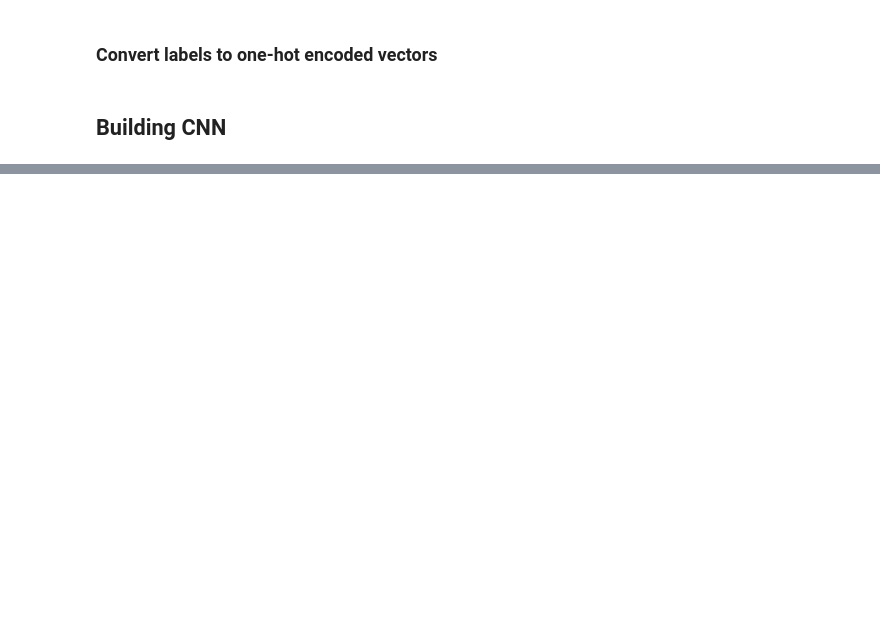
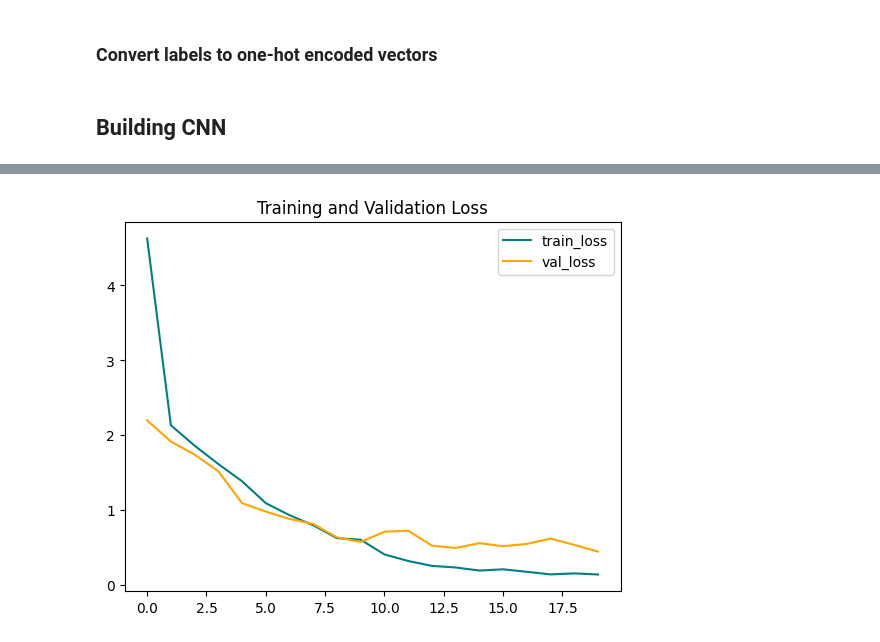
Before and after one commit to r-dura/audio-classification, a Jupyter notebook: cnn_genre_classification.ipynb, the cells around one changed output, grey strips where cells are left out. Drawn from its saved outputs; the diff is of its cells as text; code cells hidden in the pictures; blank space fills up the shorter version.

Commit message:
built cnn architecture, trained and tested model with validation things to do: tinker around with architecture

```diff
--- a/cnn_genre_classification.ipynb
+++ b/cnn_genre_classification.ipynb
@@ -69,5 +94,5 @@ for idx, img in enumerate(batch[0][:9]):
 # %%
 scaled_data = data.map(lambda x, y: (x/255, y))
 # %%
-from sklearn.utils import shuffle
-scaled_data = shuffle(scaled_data)
+# from sklearn.utils import shuffle
+# scaled_data = scaled_data.shuffle(buffer_size = )
@@ -104,0 +129,22 @@ model = Sequential()
+# %%
+from tensorflow.keras.layers import Conv2D, MaxPooling2D, Dense, Flatten, Dropout
+
+model.add(Conv2D(32, (3, 3), activation='relu', input_shape=(256, 256, 3)))
+
+model.add(MaxPooling2D((2, 2)))
+
+model.add(Conv2D(64, (3, 3), activation='relu'))
+
+model.add(MaxPooling2D((2, 2)))
+
+model.add(Conv2D(128, (3, 3), activation='relu'))
+
+model.add(Flatten())
+
+model.add(Dense(256, activation='relu'))
+
+model.add(Dropout(0.5))
+
+model.add(Dense(10, activation='softmax'))
+# %%
+model.compile('adam', loss = 'sparse_categorical_crossentropy', metrics = ['accuracy'])
@@ -104,0 +175,2 @@ model = Sequential()
+# %%
+history = model.fit(train_data, epochs=20, validation_data=val_data)
@@ -104,0 +199,10 @@ model = Sequential()
+# %%
+import matplotlib.pyplot as plt
+fig = plt.figure()
+plt.plot(history.history['loss'], color = 'teal', label = 'train_loss')
+plt.plot(history.history['val_loss'], color = 'orange', label = 'val_loss')
+plt.legend()
+plt.title('Training and Validation Loss')
+plt.show()
+# %% [output]
+[figure, added]
```
Also changed, not shown: parts of 14 cells of this notebook.
